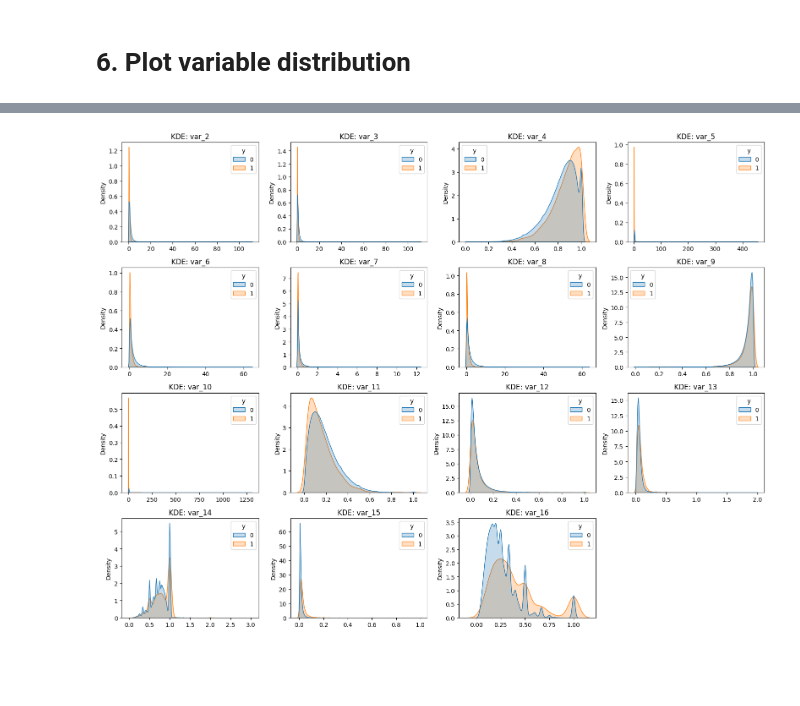
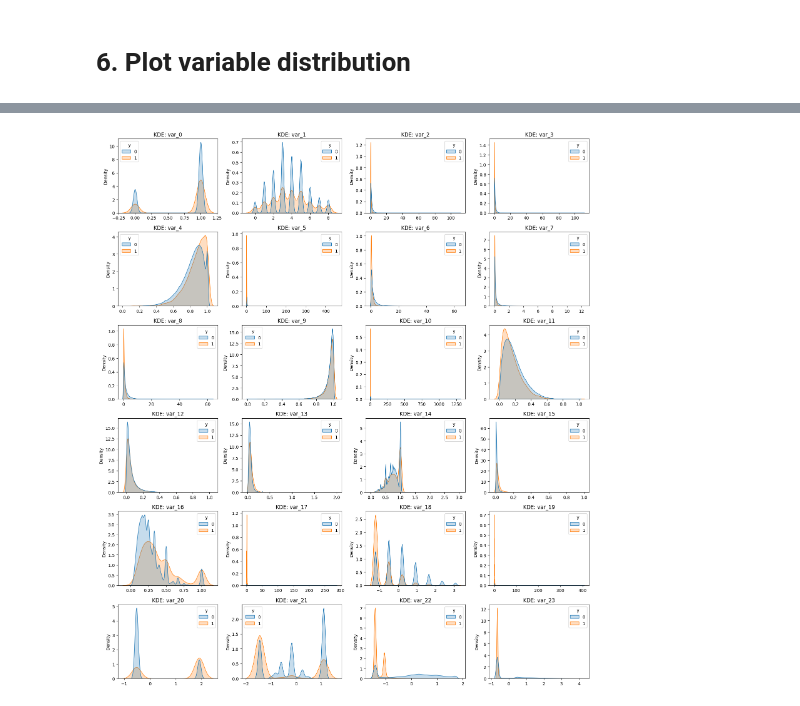
Before and after one commit to MiaHenstridge/temporal-heterophily-aware-graph-neural-network-for-fraud-detection, a Jupyter notebook: src/01_eda.ipynb, the cells around one changed output, grey strips where cells are left out. Drawn from its saved outputs; the diff is of its cells as text; code cells hidden in the pictures; blank space fills up the shorter version.

```diff
--- a/src/01_eda.ipynb
+++ b/src/01_eda.ipynb
@@ -122,27 +118,27 @@ df_train.head()
 # %%
 import math
 
 # Identify feature columns (excluding the target)
-n_features = len(NUM_VARS)
+n_features = len(X_train.columns)
 
 # Define grid dimensions (e.g., 4 columns wide)
 cols = 4
 rows = math.ceil(n_features / cols)
 
 fig, axes = plt.subplots(rows, cols, figsize=(16, rows * 3))
 axes = axes.flatten()
 
-for i, col in enumerate(NUM_VARS):
+for i, col in enumerate(X_train.columns):
     # Plot KDE for each feature, split by target class
     sns.kdeplot(data=df_train[[col, 'y']].dropna(), x=col, hue='y', ax=axes[i], fill=True, common_norm=False)
     axes[i].set_title(f'KDE: {col}')
     axes[i].set_xlabel('')
     axes[i].set_ylabel('Density')
 
 # Hide any empty subplots in the grid
 for j in range(i + 1, len(axes)):
     axes[j].axis('off')
 
 plt.tight_layout()
 # %% [output]
-[figure, old version]
+[figure, new version]
```
Also changed, not shown: parts of 9 cells of this notebook, 6 other files.
